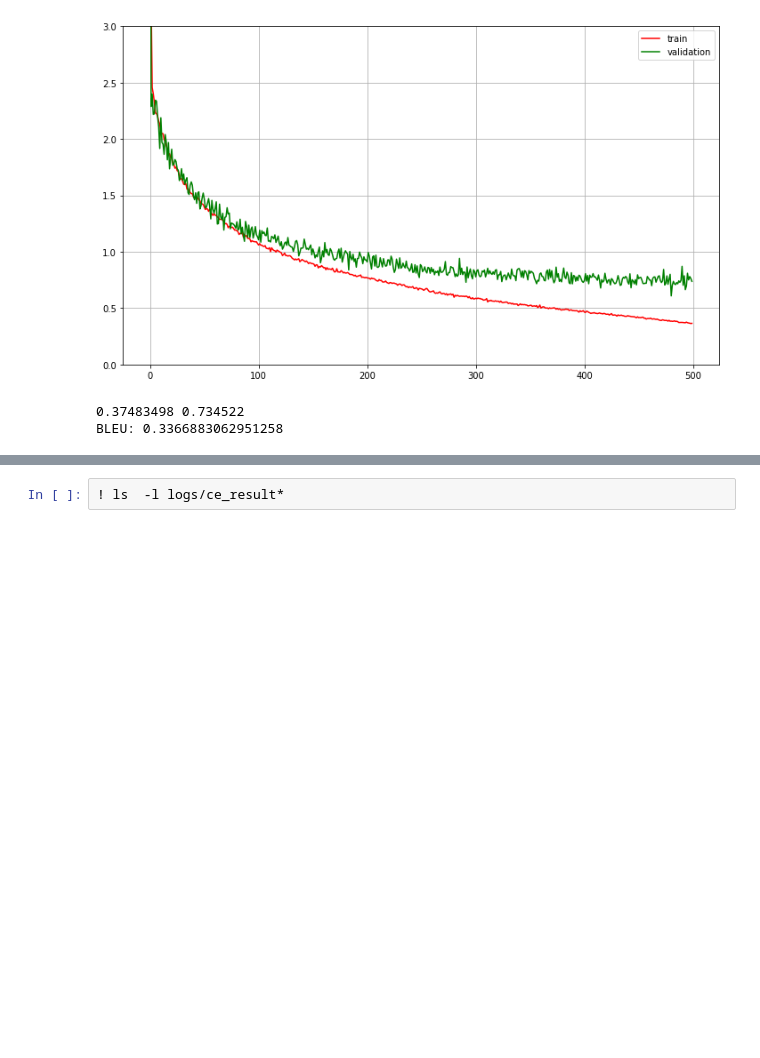
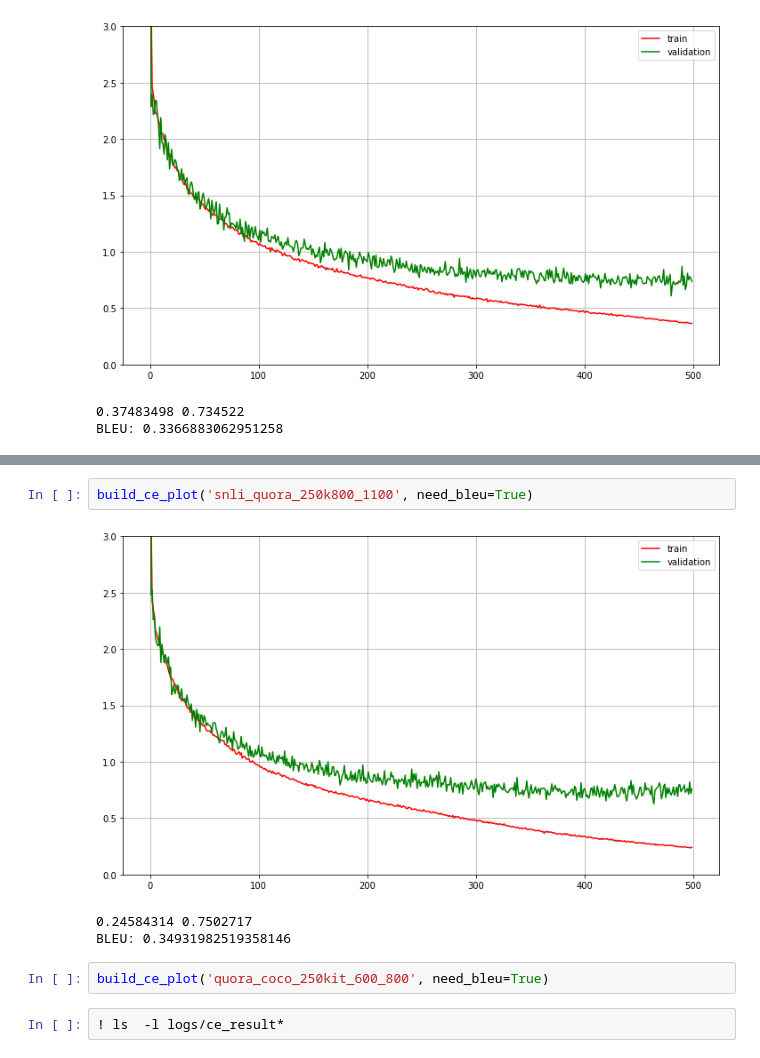
Before and after one commit to ale3otik/paraphrases-generator, a Jupyter notebook: plotter.ipynb, the cells around one changed output, grey strips where cells are left out. Cells and saved outputs as stored; diff of their text form; blank space fills up the shorter version.

```diff
--- a/plotter.ipynb
+++ b/plotter.ipynb
@@ -110,3 +115,11 @@ BLEU: 0.3366883062951258
+# %%
+build_ce_plot('snli_quora_250k800_1100', need_bleu=True)
+# %% [output]
+[figure, added]
+0.24584314 0.7502717
+BLEU: 0.34931982519358146
+# %%
+build_ce_plot('quora_coco_250kit_600_800', need_bleu=True)
 # %%
 ! ls  -l logs/ce_result*
 # %% [output]
```
Also changed, not shown: parts of 1 cell of this notebook, 1 other file.
